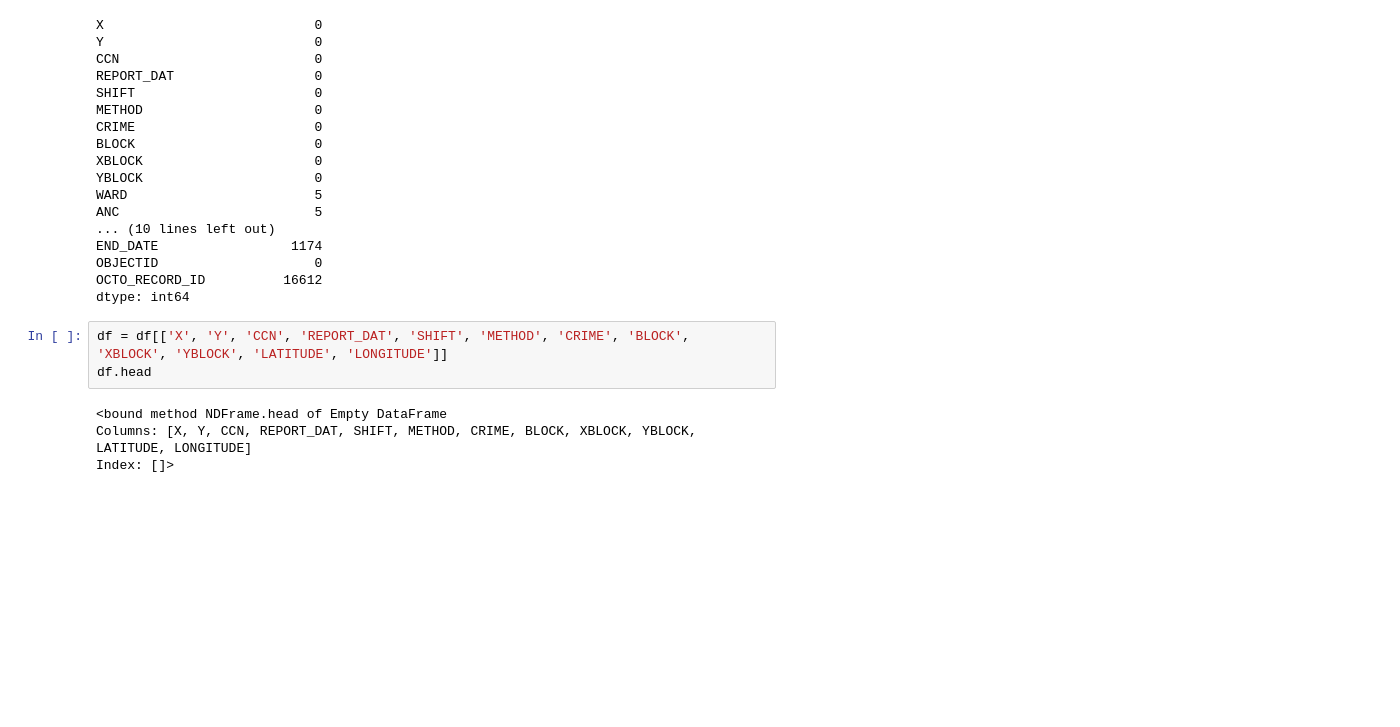
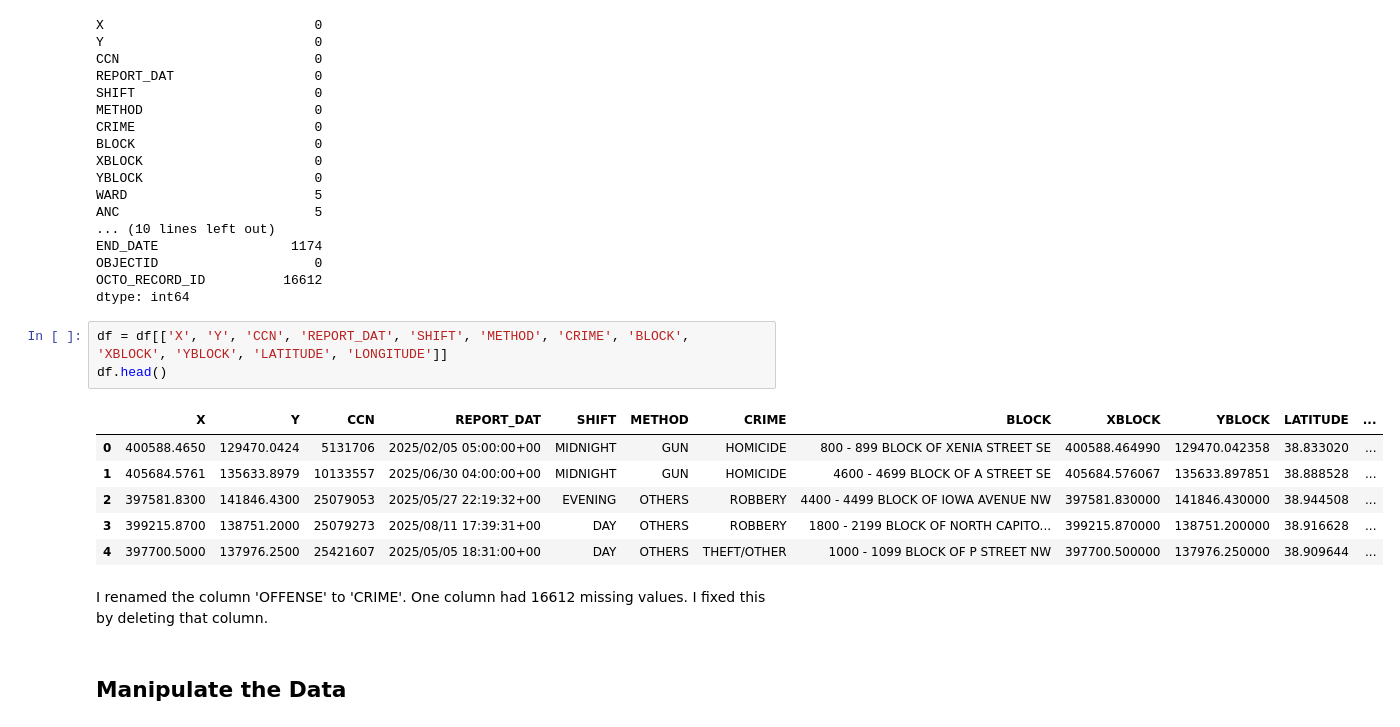
Before and after one commit to marti2rp/IA-340, a Jupyter notebook: Lab2.ipynb, the cells around one changed output. Drawn from its saved outputs; the diff is of its cells as text; blank space fills up the shorter version.

```diff
--- a/Lab2.ipynb
+++ b/Lab2.ipynb
@@ -87,8 +91,15 @@ OCTO_RECORD_ID          16612
 dtype: int64
 # %%
 df = df[['X', 'Y', 'CCN', 'REPORT_DAT', 'SHIFT', 'METHOD', 'CRIME', 'BLOCK', 'XBLOCK', 'YBLOCK', 'LATITUDE', 'LONGITUDE']]
-df.head
+df.head()
 # %% [output]
-<bound method NDFrame.head of Empty DataFrame
-Columns: [X, Y, CCN, REPORT_DAT, SHIFT, METHOD, CRIME, BLOCK, XBLOCK, YBLOCK, LATITUDE, LONGITUDE]
-Index: []>
+|  | X | Y | CCN | REPORT_DAT | SHIFT | METHOD | CRIME | BLOCK | XBLOCK | YBLOCK | LATITUDE | ... |
+| 0 | 400588.4650 | 129470.0424 | 5131706 | 2025/02/05 05:00:00+00 | MIDNIGHT | GUN | HOMICIDE | 800 - 899 BLOCK OF XENIA STREET SE | 400588.464990 | 129470.042358 | 38.833020 | ... |
+| 1 | 405684.5761 | 135633.8979 | 10133557 | 2025/06/30 04:00:00+00 | MIDNIGHT | GUN | HOMICIDE | 4600 - 4699 BLOCK OF A STREET SE | 405684.576067 | 135633.897851 | 38.888528 | ... |
+| 2 | 397581.8300 | 141846.4300 | 25079053 | 2025/05/27 22:19:32+00 | EVENING | OTHERS | ROBBERY | 4400 - 4499 BLOCK OF IOWA AVENUE NW | 397581.830000 | 141846.430000 | 38.944508 | ... |
+| 3 | 399215.8700 | 138751.2000 | 25079273 | 2025/08/11 17:39:31+00 | DAY | OTHERS | ROBBERY | 1800 - 2199 BLOCK OF NORTH CAPITO... | 399215.870000 | 138751.200000 | 38.916628 | ... |
+| 4 | 397700.5000 | 137976.2500 | 25421607 | 2025/05/05 18:31:00+00 | DAY | OTHERS | THEFT/OTHER | 1000 - 1099 BLOCK OF P STREET NW | 397700.500000 | 137976.250000 | 38.909644 | ... |
+# %% [markdown]
+I renamed the column 'OFFENSE' to 'CRIME'. One column had 16612 missing values. I fixed this by deleting that column.
+# %% [markdown]
+## Manipulate the Data
```
Also changed, not shown: parts of 14 cells of this notebook, 1 other file.
